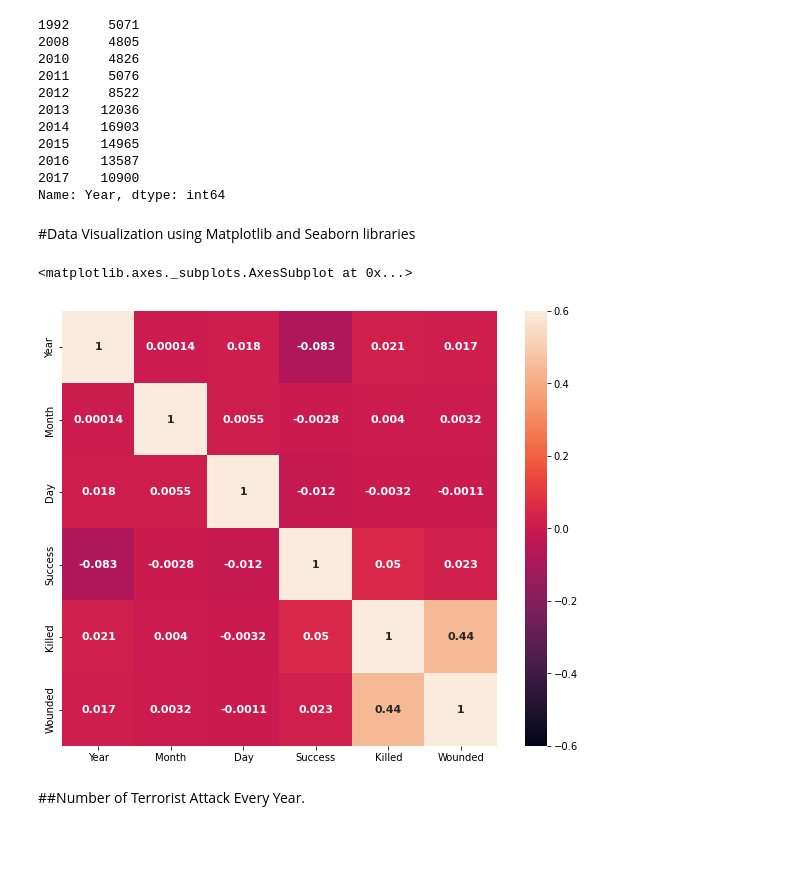
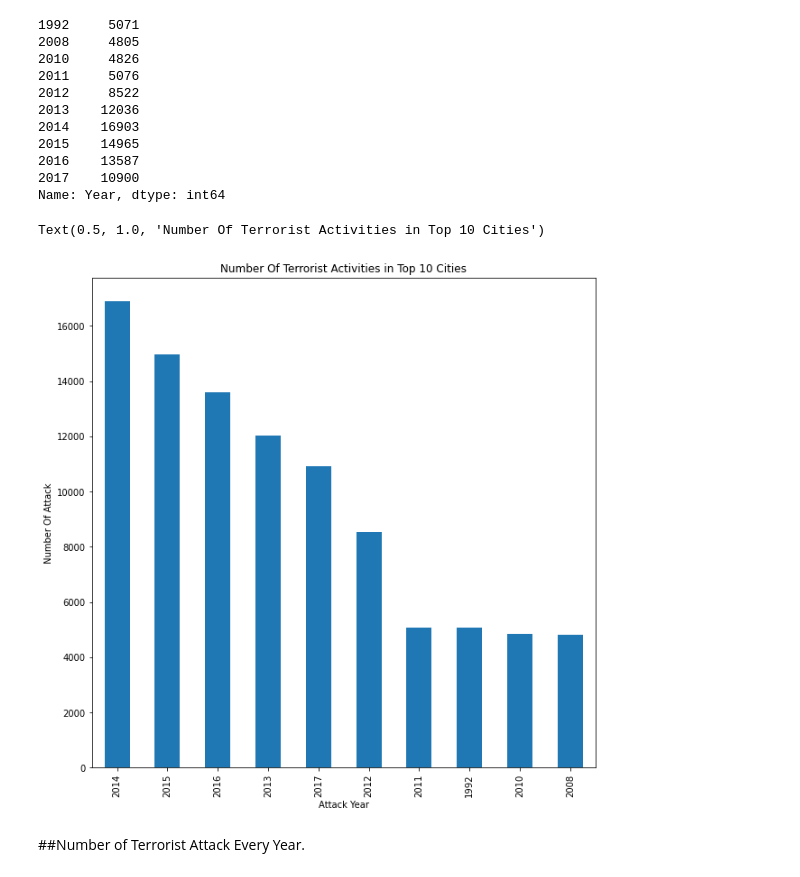
Before and after one commit to himanshukhasdev/Global-Terrorism-Analysis, a Jupyter notebook: Himanshu_Khasdev_Global_Terrorism_Analysis_Capstone_Project.ipynb, the cells around one changed output. Saved outputs shown, nothing was run; the diff lists cells and outputs as text; code cells hidden in the pictures; blank space fills up the shorter version.

```diff
--- a/Himanshu_Khasdev_Global_Terrorism_Analysis_Capstone_Project.ipynb
+++ b/Himanshu_Khasdev_Global_Terrorism_Analysis_Capstone_Project.ipynb
@@ -326,15 +335,14 @@ data['Year'].value_counts().head(10).sort_index()
 2016    13587
 2017    10900
 Name: Year, dtype: int64
-# %% [markdown]
-#Data Visualization using Matplotlib and Seaborn libraries
-# %%
-#Using heatmap for showing the correlation between columns
-plt.figure(figsize=(10,8))
-sns.heatmap(data.corr(),vmax=0.6,vmin=-0.6,annot=True,annot_kws={'fontsize':11, 'fontweight':'bold'},square=True)
-# %% [output]
-<matplotlib.axes._subplots.AxesSubplot at 0x...>
-[figure, removed]
+# %%
+data['Year'].value_counts().head(10).plot(kind='bar',figsize=[10,10])
+plt.xlabel('Attack Year')
+plt.ylabel('Number Of Attack')
+plt.title('Number Of Terrorist Activities in Top 10 Cities')
+# %% [output]
+Text(0.5, 1.0, 'Number Of Terrorist Activities in Top 10 Cities')
+[figure, added]
 # %% [markdown]
 ##Number of Terrorist Attack Every Year.
 # %%
```
Also changed, not shown: parts of 10 cells of this notebook.
